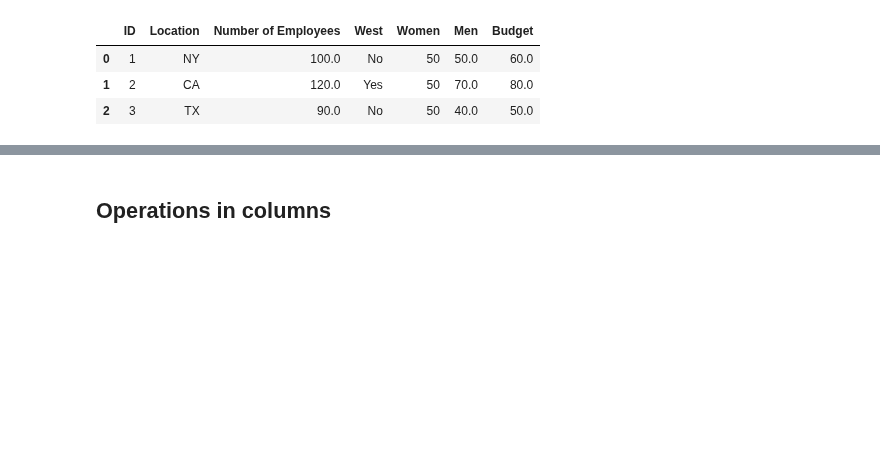
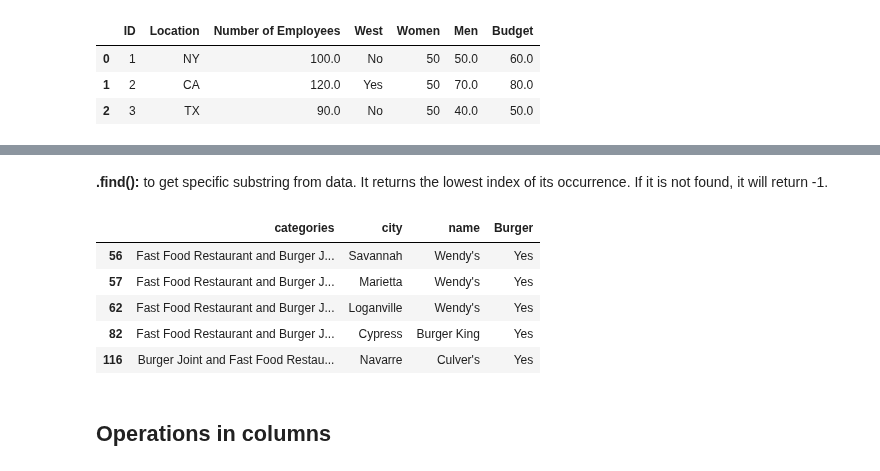
Before and after one commit to ricardopretelt/data-analysis-in-python, a Jupyter notebook: 3. Intro to Pandas.ipynb, the cells around one changed output, grey strips where cells are left out. Saved outputs shown, nothing was run; the diff lists cells and outputs as text; code cells hidden in the pictures; blank space fills up the shorter version.

```diff
--- a/3. Intro to Pandas.ipynb
+++ b/3. Intro to Pandas.ipynb
@@ -447,3 +463,21 @@ df_5
+# %% [markdown]
+**.find():** to get specific substring from data. It returns the lowest index of its occurrence. If it is not found, it will return -1.
+# %%
+# To add a column with 'yes' if the category has Burger, and 'not' otherwise.
+df_2['Burger']="No"
+df_2['Burger']=df_2.apply(lambda row:
+                         "Yes"
+                         if row['categories'].find('Burger')>=0
+                         else row['Burger'],
+                         axis=1)
+df_2[df_2.Burger=='Yes'].head()
+# %% [output]
+|  | categories | city | name | Burger |
+| 56 | Fast Food Restaurant and Burger J... | Savannah | Wendy's | Yes |
+| 57 | Fast Food Restaurant and Burger J... | Marietta | Wendy's | Yes |
+| 62 | Fast Food Restaurant and Burger J... | Loganville | Wendy's | Yes |
+| 82 | Fast Food Restaurant and Burger J... | Cypress | Burger King | Yes |
+| 116 | Burger Joint and Fast Food Restau... | Navarre | Culver's | Yes |
 # %% [markdown]
 ## Operations in columns
 # %%
```
Also changed, not shown: parts of 10 cells of this notebook.
